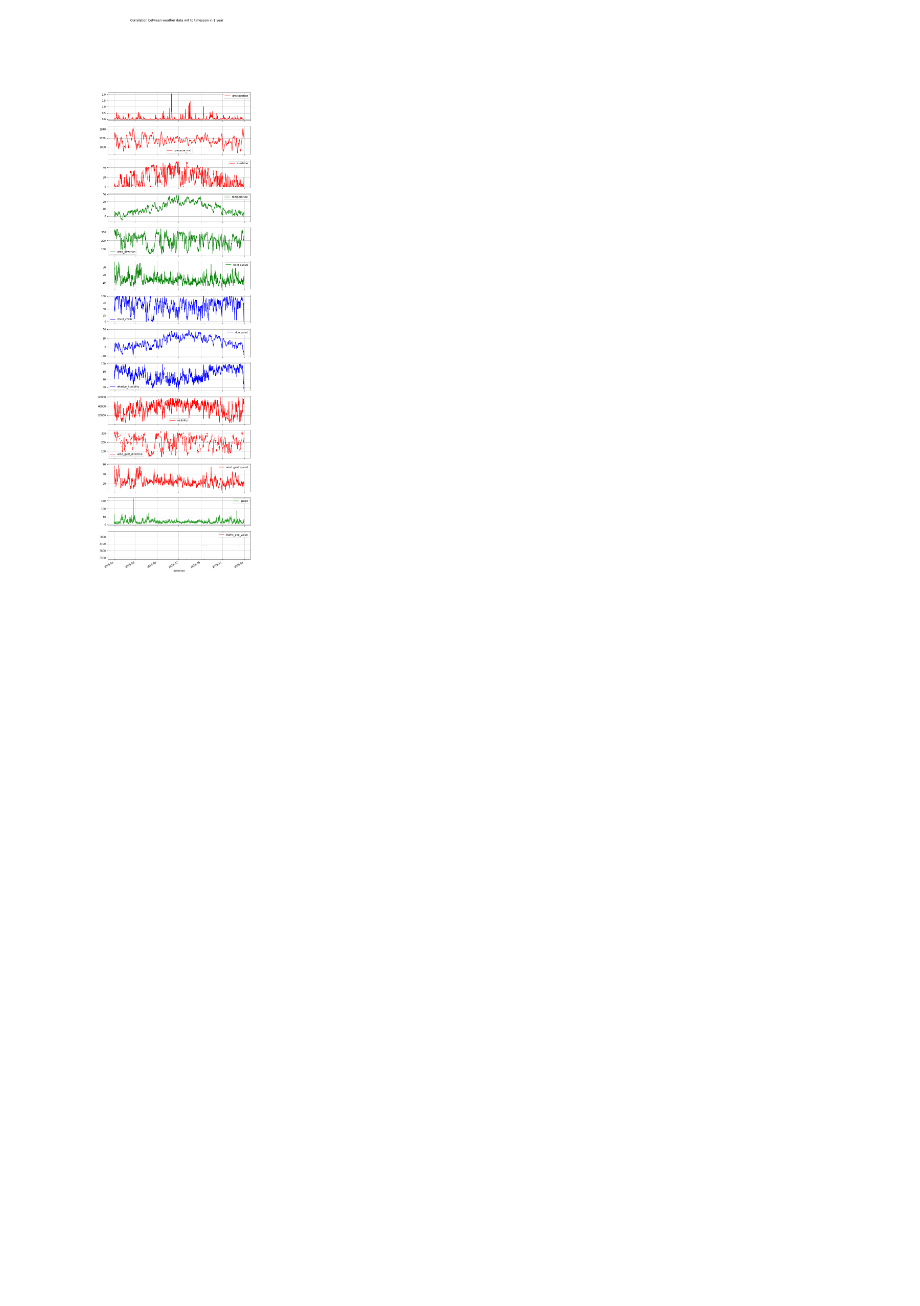
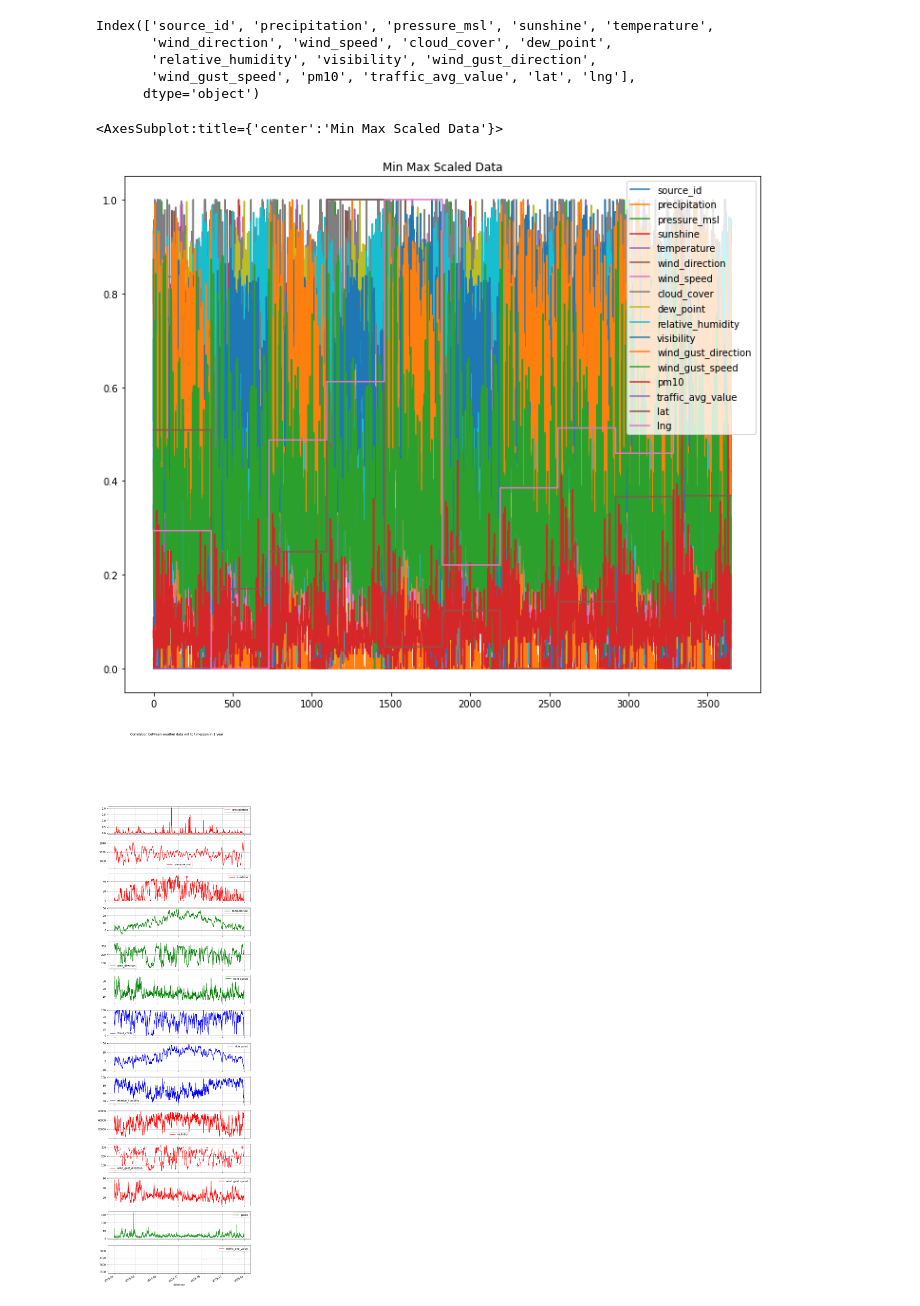
Before and after one commit to irahulcse/ARENA2036, a Jupyter notebook: regression_jm.ipynb, the cells around one changed output. Cells and saved outputs as stored; diff of their text form; code cells hidden in the pictures; blank space fills up the shorter version.

```diff
--- a/regression_jm.ipynb
+++ b/regression_jm.ipynb
@@ -8,3 +30,27 @@ data.index = pd.to_datetime(data['datetime'])
+# %%
+data2 = data.drop(columns=['datetime', 'sensor_station', 'station', 'core', 'component', 'period'])
+# %%
+# transform data
+scaled = scaler.fit_transform(data2.values)
+# %%
+data2.columns
+# %% [output]
+Index(['source_id', 'precipitation', 'pressure_msl', 'sunshine', 'temperature',
+       'wind_direction', 'wind_speed', 'cloud_cover', 'dew_point',
+       'relative_humidity', 'visibility', 'wind_gust_direction',
+       'wind_gust_speed', 'pm10', 'traffic_avg_value', 'lat', 'lng'],
+      dtype='object')
+# %%
+ataset = pd.DataFrame(scaled)
+# summarize
+# %%
+ataset.columns = data2.columns
+# %%
+ataset.plot(figsize=(12, 10),
+           title="Min Max Scaled Data")
+# %% [output]
+<AxesSubplot:title={'center':'Min Max Scaled Data'}>
+[figure, added]
 # %%
 data = data[data.columns[2:]]
 # %%
```
Also changed, not shown: parts of 3 cells of this notebook, 15 other files.
